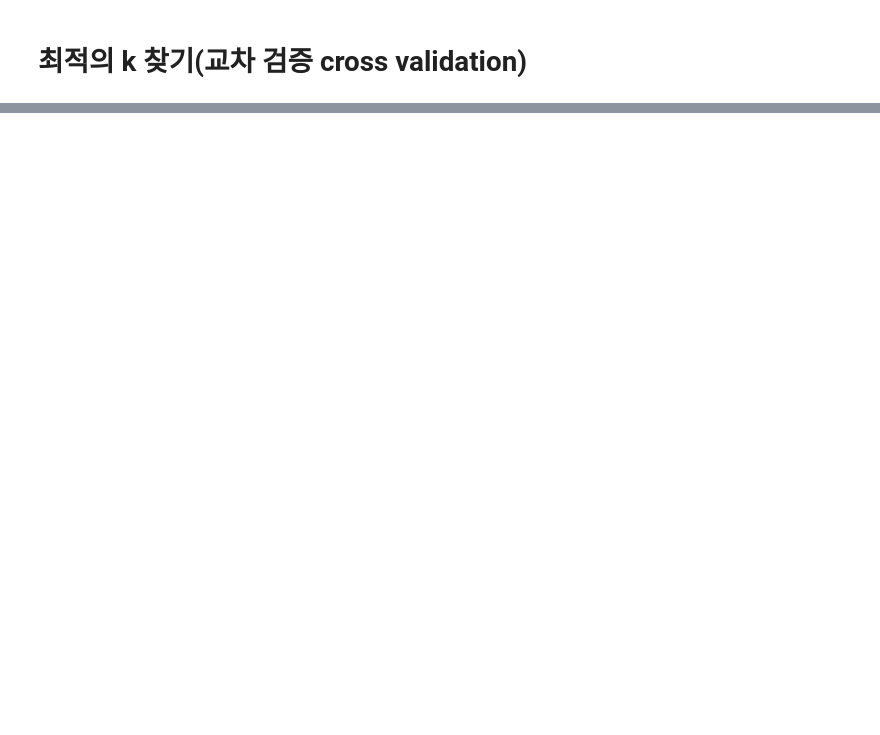
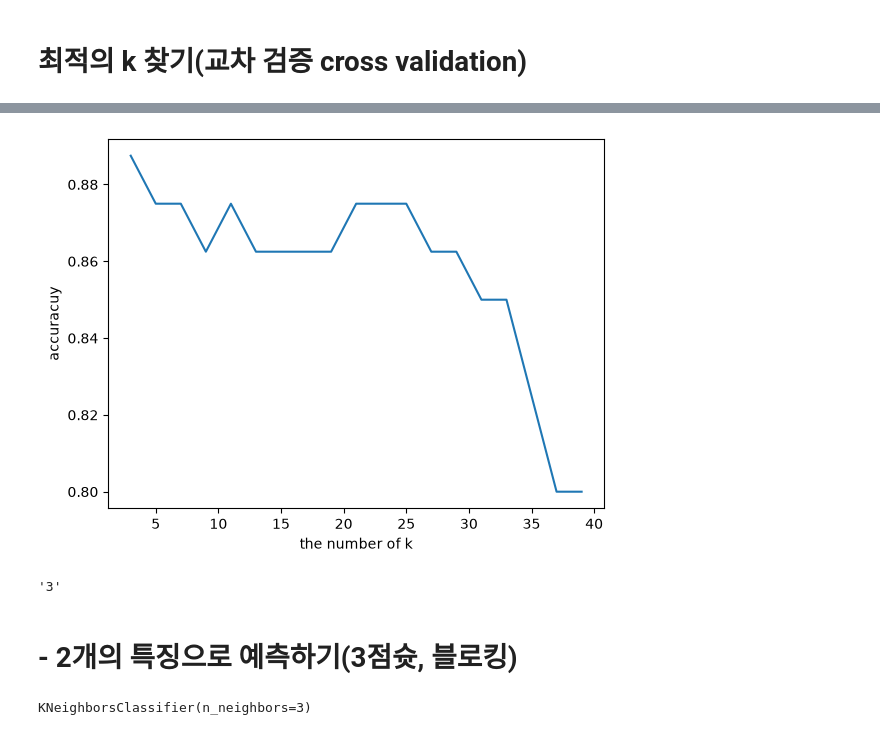
Before and after one commit to hyun5739975/Machine-Deep-Learning, a Jupyter notebook: ch02_KNN.ipynb, the cells around one changed output, grey strips where cells are left out. Cells and saved outputs as stored; diff of their text form; code cells hidden in the pictures; blank space fills up the shorter version.

```diff
--- a/ch02_KNN.ipynb
+++ b/ch02_KNN.ipynb
@@ -92,2 +96,10 @@ print(y_train)
 # %%
-# k-fold cross validation(k-폴드 교차 검증법)
+# k-fold cross validation(k-폴드 교차 검증법) = 훈련용 80 ->  크로스 하면서 검증용 20씩 검증 몇번 반복 학습
+cross_validation_score = []
+
+for k in k_list: #3,5,..., 39
+  knn = KNeighborsClassifier(n_neighbors=k)
+  scores = cross_val_score(knn, x_train, y_train.values.ravel(), cv=10, scoring ='accuracy')
+  cross_validation_score.append(scores.mean())
+
+cross_validation_score
@@ -93,0 +126,28 @@ print(y_train)
+# %%
+# k값 시각화
+
+plt.plot(k_list, cross_validation_score)
+plt.xlabel("the number of k")
+plt.ylabel("accuracuy")
+plt.show()
+# %% [output]
+[figure, added]
+# %%
+cvs = cross_validation_score
+
+k = k_list[cvs.index(max(cross_validation_score))]
+
+str(k)
+# %% [output]
+'3'
+# %% [markdown]
+# - 2개의 특징으로 예측하기(3점슛, 블로킹)
+# %%
+knn = KNeighborsClassifier(n_neighbors=k) # 모델 생성
+
+x_train = train[['3P', 'BLK']]
+y_train = train[['Pos']]
+
+knn.fit(x_train, y_train.values.ravel()) # raval 2차원배열을 -> 1차원배열으로 변환
+# %% [output]
+KNeighborsClassifier(n_neighbors=3)
```
Also changed, not shown: parts of 11 cells of this notebook, 6 other files.
